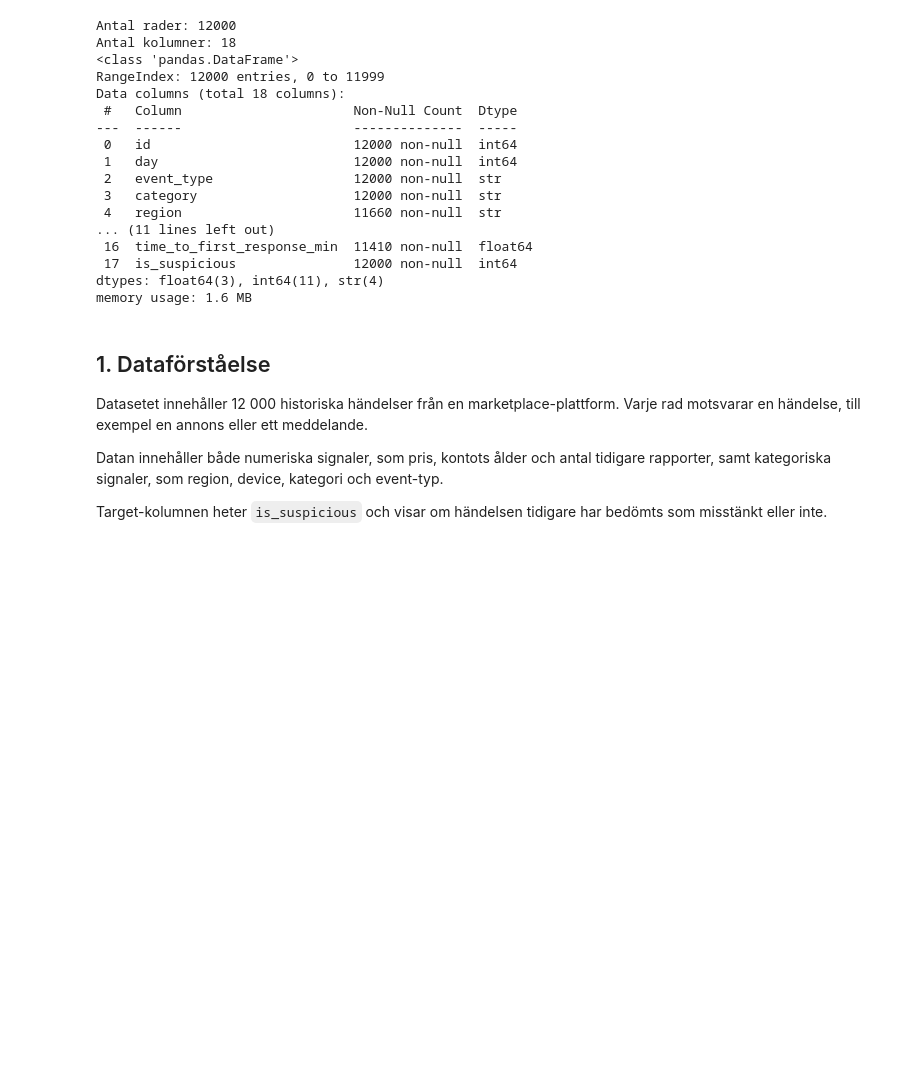
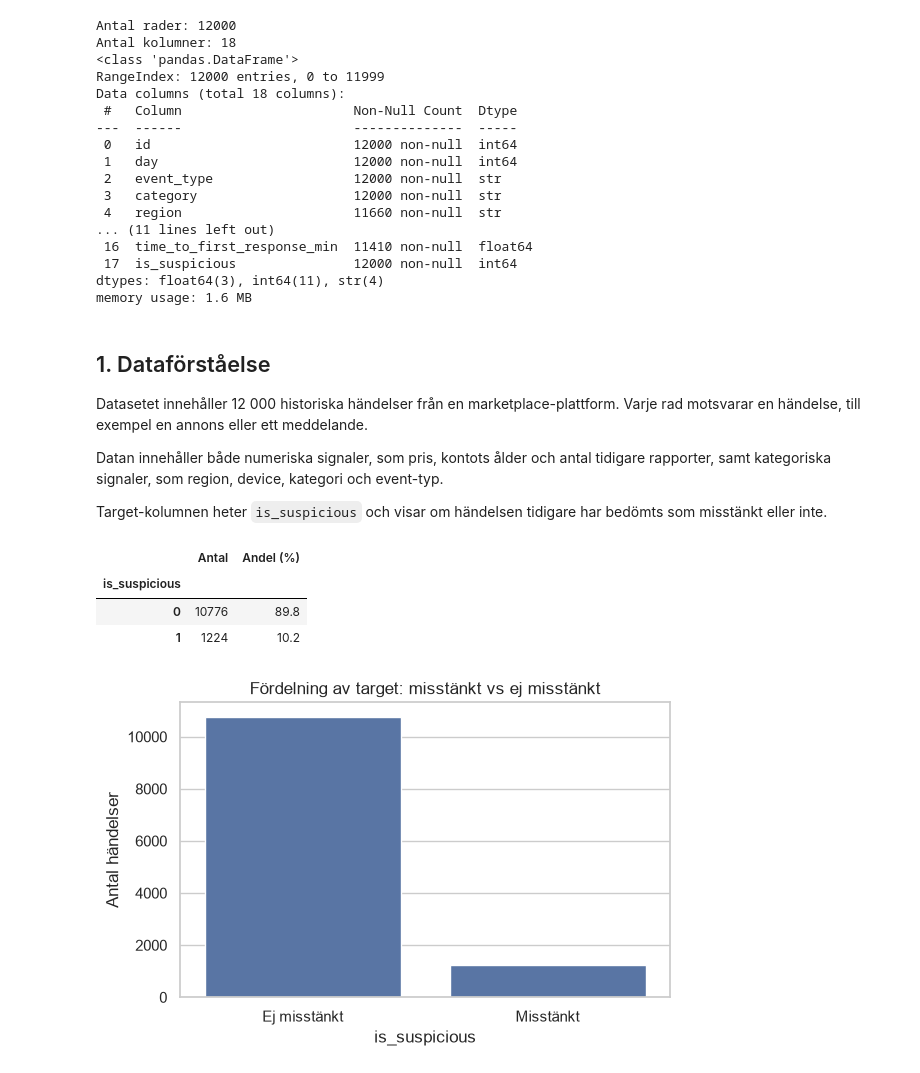
Before and after one commit to SoroushGReza/marketplace-safety-ml, a Jupyter notebook: notebooks/report.ipynb, the cells around one changed output. Saved outputs shown, nothing was run; the diff lists cells and outputs as text; code cells hidden in the pictures; blank space fills up the shorter version.

Commit message:
Add EDA analysis and figures

```diff
--- a/notebooks/report.ipynb
+++ b/notebooks/report.ipynb
@@ -108,3 +108,36 @@ Datasetet innehåller 12 000 historiska händelser från en marketplace-plattfor
 Datan innehåller både numeriska signaler, som pris, kontots ålder och antal tidigare rapporter, samt kategoriska signaler, som region, device, kategori och event-typ.
 
 Target-kolumnen heter `is_suspicious` och visar om händelsen tidigare har bedömts som misstänkt eller inte.
+# %%
+target_counts = df["is_suspicious"].value_counts().sort_index()
+target_percent = df["is_suspicious"].value_counts(normalize=True).sort_index() * 100
+
+target_distribution = pd.DataFrame({
+    "Antal": target_counts,
+    "Andel (%)": target_percent.round(2)
+})
+
+target_distribution
+# %% [output]
+|  | Antal | Andel (%) |
+| is_suspicious |  |  |
+| 0 | 10776 | 89.8 |
+| 1 | 1224 | 10.2 |
+# %%
+plt.figure(figsize=(6, 4))
+
+sns.countplot(
+    data=df,
+    x="is_suspicious"
+)
+
+plt.title("Fördelning av target: misstänkt vs ej misstänkt")
+plt.xlabel("is_suspicious")
+plt.ylabel("Antal händelser")
+plt.xticks([0, 1], ["Ej misstänkt", "Misstänkt"])
+
+plt.tight_layout()
+plt.savefig(FIGURES_DIR / "target_distribution.png", dpi=150)
+plt.show()
+# %% [output]
+[figure, added]
```
Also changed, not shown: parts of 7 cells of this notebook, 3 other files.
